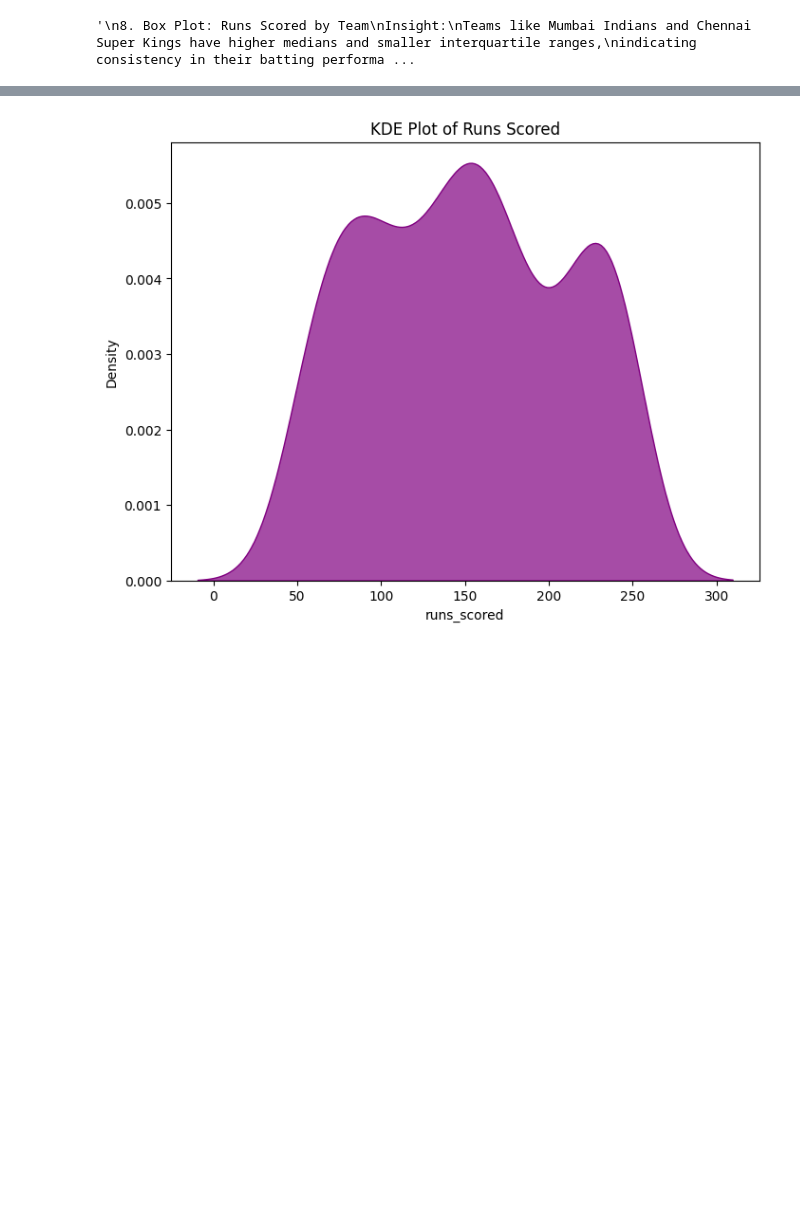
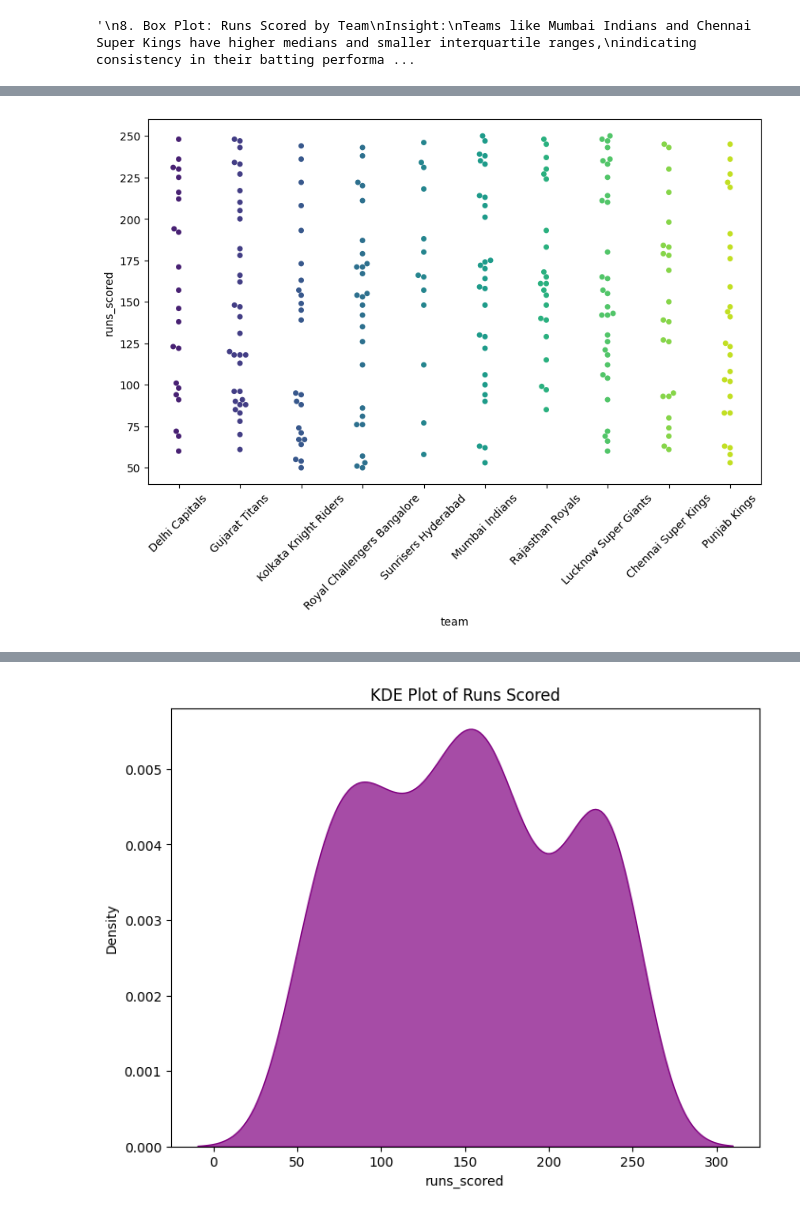
Before and after one commit to Parinita-Jain/AWP, a Jupyter notebook: ipl_data_on_data_for_visualization.ipynb, the cells around one changed output, grey strips where cells are left out. Saved outputs shown, nothing was run; the diff lists cells and outputs as text; code cells hidden in the pictures; blank space fills up the shorter version.

```diff
--- a/ipl_data_on_data_for_visualization.ipynb
+++ b/ipl_data_on_data_for_visualization.ipynb
@@ -592,3 +649,11 @@ Newer teams like Gujarat Titans have narrower distributions due to fewer data po
+# %%
+# swarm plot
+plt.figure(figsize=(10, 6))
+sns.swarmplot(data=ipl_data, x="team", y="runs_scored", palette="viridis",hue="team")
+plt.xticks(rotation=45)
+plt.show()
+# %% [output]
+[figure, added]
 # %%
 # Violin plot
 plt.figure(figsize=(10, 6))
```
Also changed, not shown: parts of 9 cells of this notebook.
